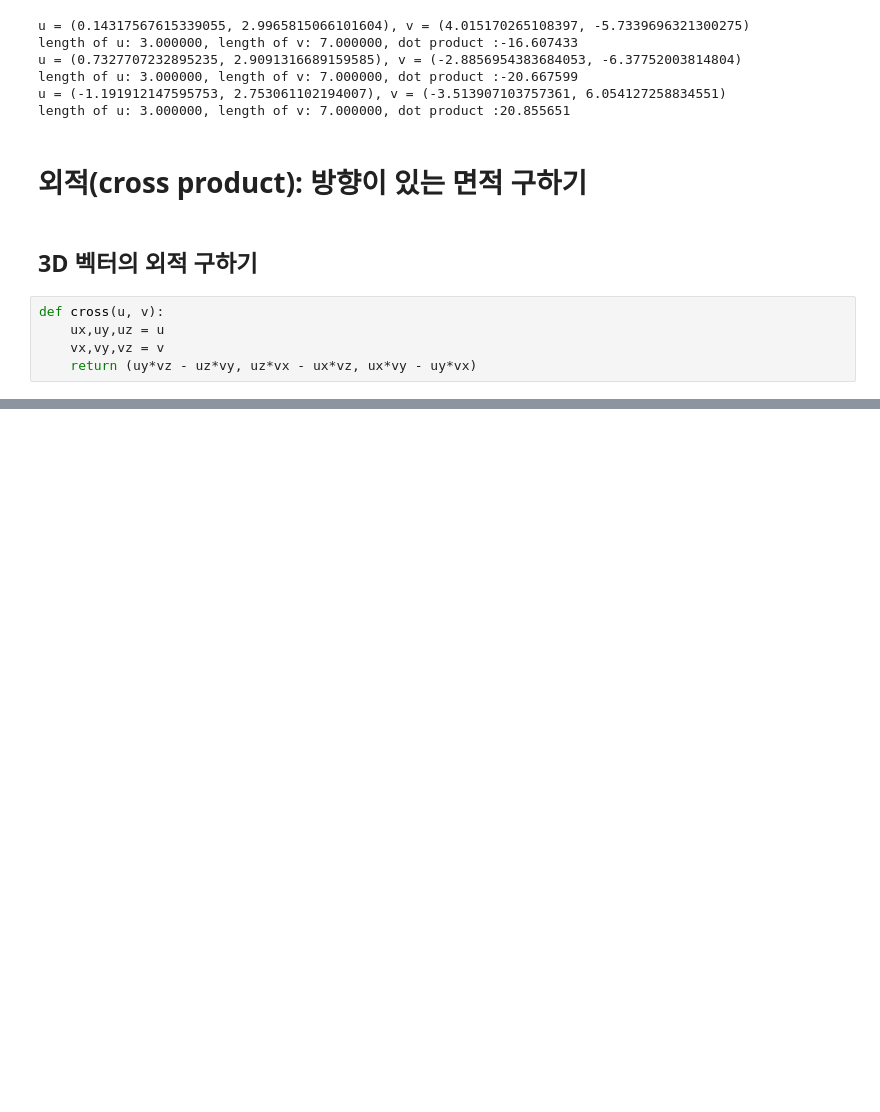
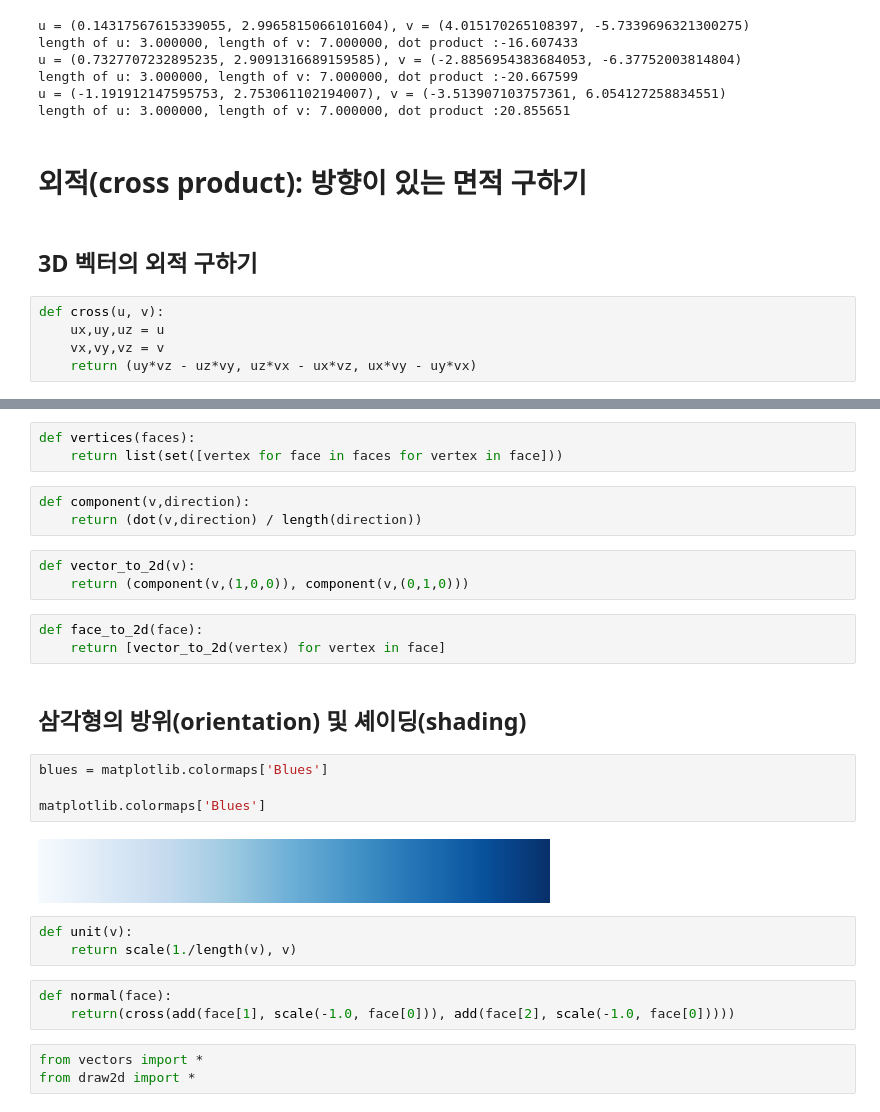
Before and after one commit to lusina0304/Algorithm2024_fall, a Jupyter notebook: 2025_spring/Ch03_3D_basic.ipynb, the cells around one changed output, grey strips where cells are left out. Saved outputs shown, nothing was run; the diff lists cells and outputs as text; blank space fills up the shorter version.

```diff
--- a/2025_spring/Ch03_3D_basic.ipynb
+++ b/2025_spring/Ch03_3D_basic.ipynb
@@ -283,0 +303,29 @@ def cross(u, v):
+# %%
+def vertices(faces):
+    return list(set([vertex for face in faces for vertex in face]))
+# %%
+def component(v,direction):
+    return (dot(v,direction) / length(direction))
+# %%
+def vector_to_2d(v):
+    return (component(v,(1,0,0)), component(v,(0,1,0)))
+# %%
+def face_to_2d(face):
+    return [vector_to_2d(vertex) for vertex in face]
+# %% [markdown]
+## 삼각형의 방위(orientation) 및 셰이딩(shading)
+# %%
+blues = matplotlib.colormaps['Blues']
+
+matplotlib.colormaps['Blues']
+# %% [output]
+[figure, added]
+# %%
+def unit(v):
+    return scale(1./length(v), v)
+# %%
+def normal(face):
+    return(cross(add(face[1], scale(-1.0, face[0])), add(face[2], scale(-1.0, face[0]))))
+# %%
+from vectors import *
+from draw2d import *
```
Also changed, not shown: parts of 12 cells of this notebook, 3 other files.
